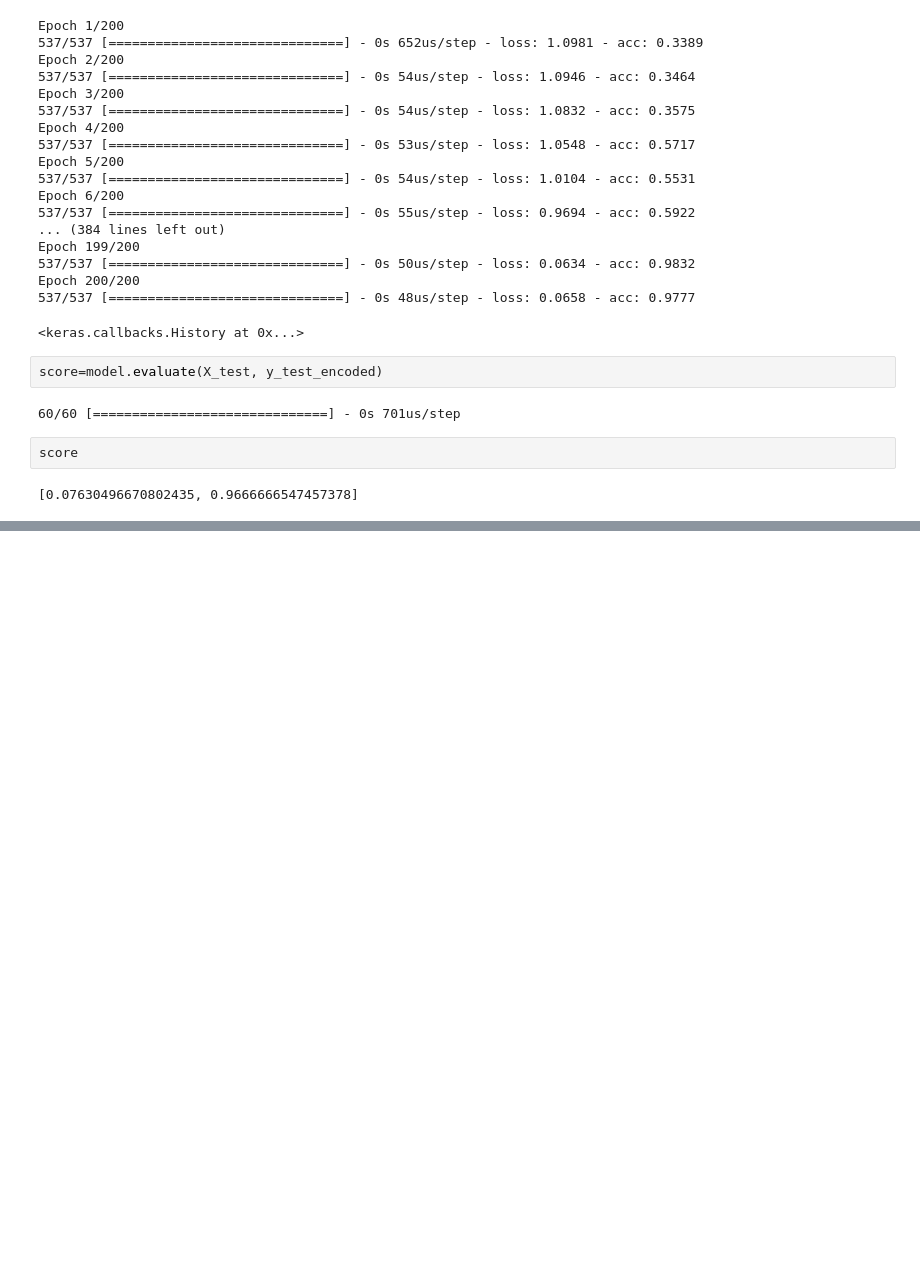
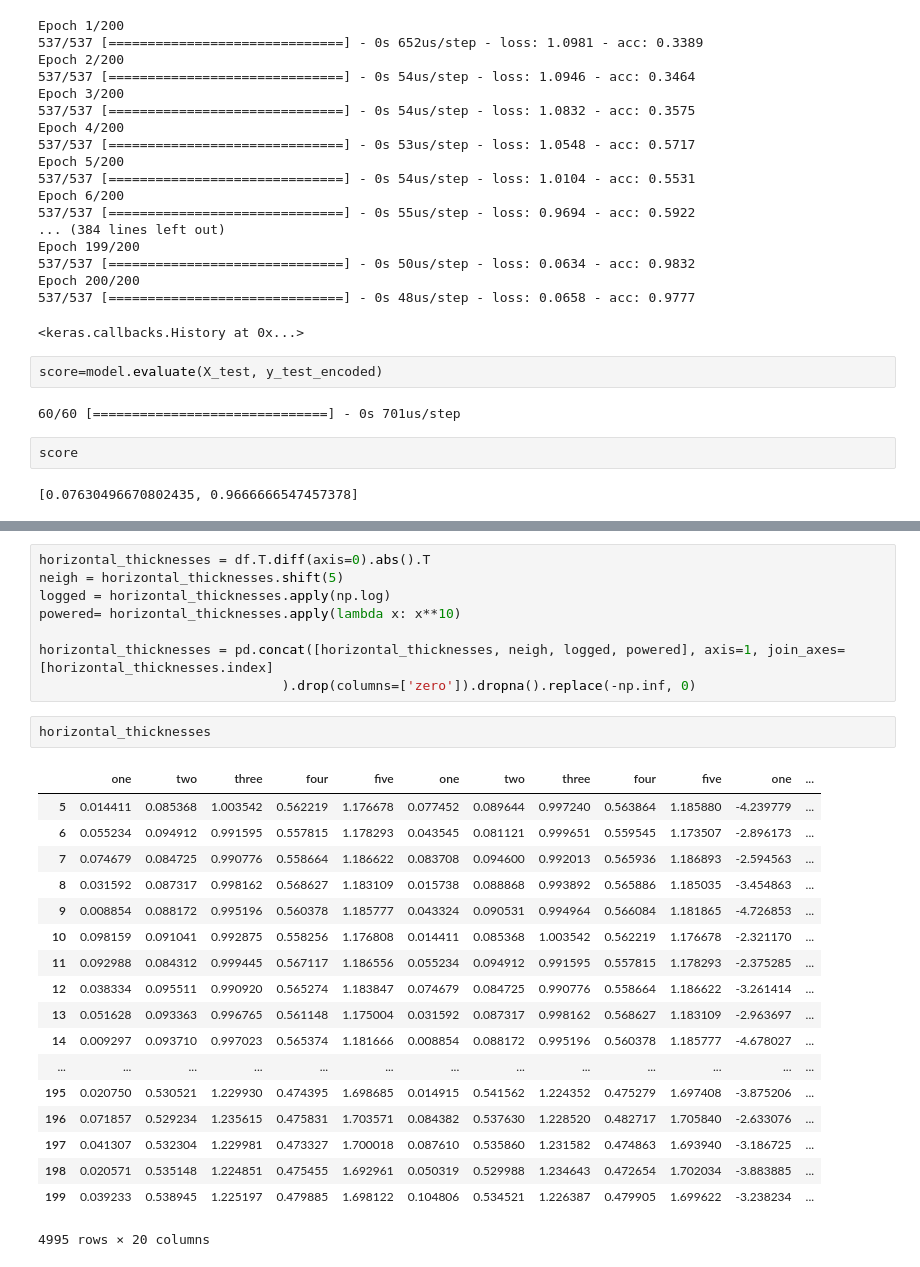
Before and after one commit to jessepisel/stratal-geometries, a Jupyter notebook: onlap or unconformity.ipynb, the cells around one changed output, grey strips where cells are left out. Drawn from its saved outputs; the diff is of its cells as text; blank space fills up the shorter version.

```diff
--- a/onlap or unconformity.ipynb
+++ b/onlap or unconformity.ipynb
@@ -178,0 +208,29 @@ score
+# %%
+horizontal_thicknesses = df.T.diff(axis=0).abs().T
+neigh = horizontal_thicknesses.shift(5)
+logged = horizontal_thicknesses.apply(np.log)
+powered= horizontal_thicknesses.apply(lambda x: x**10)
+
+horizontal_thicknesses = pd.concat([horizontal_thicknesses, neigh, logged, powered], axis=1, join_axes=[horizontal_thicknesses.index]
+                               ).drop(columns=['zero']).dropna().replace(-np.inf, 0)
+# %%
+horizontal_thicknesses
+# %% [output]
+|  | one | two | three | four | five | one | two | three | four | five | one | ... |
+| 5 | 0.014411 | 0.085368 | 1.003542 | 0.562219 | 1.176678 | 0.077452 | 0.089644 | 0.997240 | 0.563864 | 1.185880 | -4.239779 | ... |
+| 6 | 0.055234 | 0.094912 | 0.991595 | 0.557815 | 1.178293 | 0.043545 | 0.081121 | 0.999651 | 0.559545 | 1.173507 | -2.896173 | ... |
+| 7 | 0.074679 | 0.084725 | 0.990776 | 0.558664 | 1.186622 | 0.083708 | 0.094600 | 0.992013 | 0.565936 | 1.186893 | -2.594563 | ... |
+| 8 | 0.031592 | 0.087317 | 0.998162 | 0.568627 | 1.183109 | 0.015738 | 0.088868 | 0.993892 | 0.565886 | 1.185035 | -3.454863 | ... |
+| 9 | 0.008854 | 0.088172 | 0.995196 | 0.560378 | 1.185777 | 0.043324 | 0.090531 | 0.994964 | 0.566084 | 1.181865 | -4.726853 | ... |
+| 10 | 0.098159 | 0.091041 | 0.992875 | 0.558256 | 1.176808 | 0.014411 | 0.085368 | 1.003542 | 0.562219 | 1.176678 | -2.321170 | ... |
+| 11 | 0.092988 | 0.084312 | 0.999445 | 0.567117 | 1.186556 | 0.055234 | 0.094912 | 0.991595 | 0.557815 | 1.178293 | -2.375285 | ... |
+| 12 | 0.038334 | 0.095511 | 0.990920 | 0.565274 | 1.183847 | 0.074679 | 0.084725 | 0.990776 | 0.558664 | 1.186622 | -3.261414 | ... |
+| 13 | 0.051628 | 0.093363 | 0.996765 | 0.561148 | 1.175004 | 0.031592 | 0.087317 | 0.998162 | 0.568627 | 1.183109 | -2.963697 | ... |
+| 14 | 0.009297 | 0.093710 | 0.997023 | 0.565374 | 1.181666 | 0.008854 | 0.088172 | 0.995196 | 0.560378 | 1.185777 | -4.678027 | ... |
+| ... | ... | ... | ... | ... | ... | ... | ... | ... | ... | ... | ... | ... |
+| 195 | 0.020750 | 0.530521 | 1.229930 | 0.474395 | 1.698685 | 0.014915 | 0.541562 | 1.224352 | 0.475279 | 1.697408 | -3.875206 | ... |
+| 196 | 0.071857 | 0.529234 | 1.235615 | 0.475831 | 1.703571 | 0.084382 | 0.537630 | 1.228520 | 0.482717 | 1.705840 | -2.633076 | ... |
+| 197 | 0.041307 | 0.532304 | 1.229981 | 0.473327 | 1.700018 | 0.087610 | 0.535860 | 1.231582 | 0.474863 | 1.693940 | -3.186725 | ... |
+| 198 | 0.020571 | 0.535148 | 1.224851 | 0.475455 | 1.692961 | 0.050319 | 0.529988 | 1.234643 | 0.472654 | 1.702034 | -3.883885 | ... |
+| 199 | 0.039233 | 0.538945 | 1.225197 | 0.479885 | 1.698122 | 0.104806 | 0.534521 | 1.226387 | 0.479905 | 1.699622 | -3.238234 | ... |
+4995 rows × 20 columns
```
Also changed, not shown: parts of 5 cells of this notebook.
